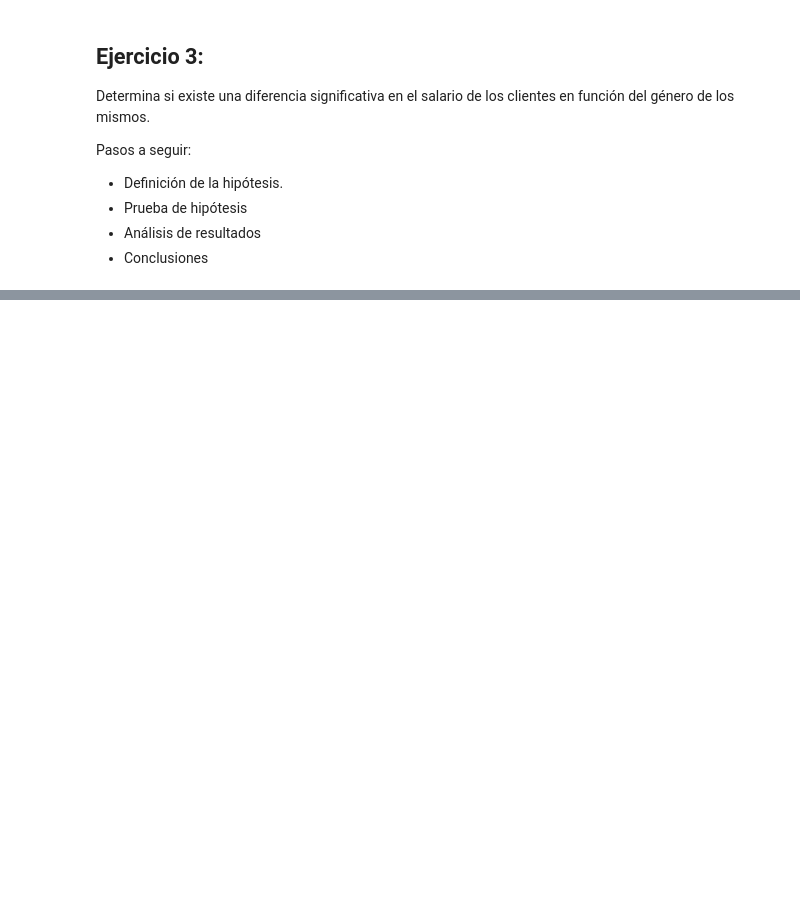
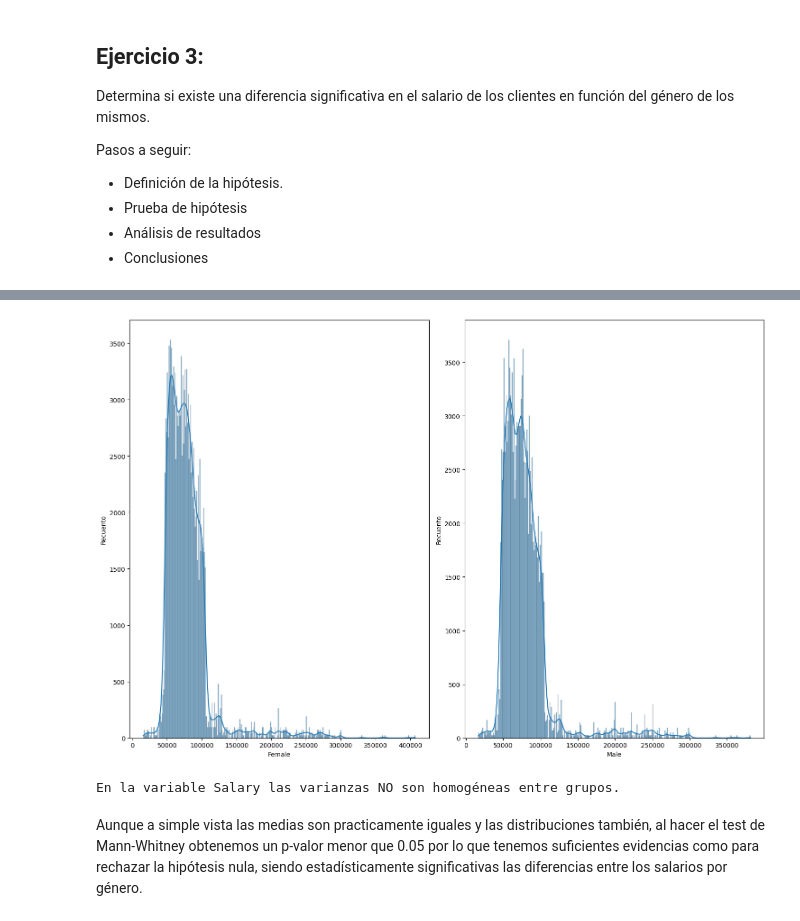
Before and after one commit to elenacano/laboratorio-modulo6-leccion04-1-ab-testing-no-param, a Jupyter notebook: laboratorio-modulo6-leccion04-1-ab-testing-no-param.ipynb, the cells around one changed output, grey strips where cells are left out. Drawn from its saved outputs; the diff is of its cells as text; code cells hidden in the pictures; blank space fills up the shorter version.

```diff
--- a/laboratorio-modulo6-leccion04-1-ab-testing-no-param.ipynb
+++ b/laboratorio-modulo6-leccion04-1-ab-testing-no-param.ipynb
@@ -283,0 +318,10 @@ Pasos a seguir:
+# %%
+fab.hisplot_grupos(df_test2, "Gender", "Salary")
+# %% [output]
+[figure, added]
+# %%
+fab.test_homoceidad(df_test2, "Gender", "Salary")
+# %% [output]
+En la variable Salary las varianzas NO son homogéneas entre grupos.
+# %% [markdown]
+Aunque a simple vista las medias son practicamente iguales y las distribuciones también, al hacer el test de Mann-Whitney obtenemos un p-valor menor que 0.05 por lo que tenemos suficientes evidencias como para rechazar la hipótesis nula, siendo estadísticamente significativas las diferencias entre los salarios por género.
```
Also changed, not shown: parts of 25 cells of this notebook, 1 other file.
